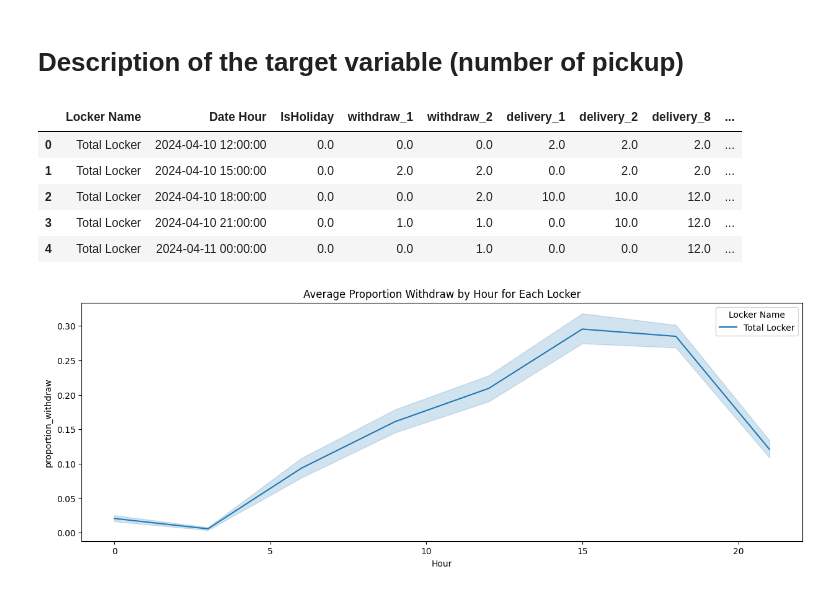
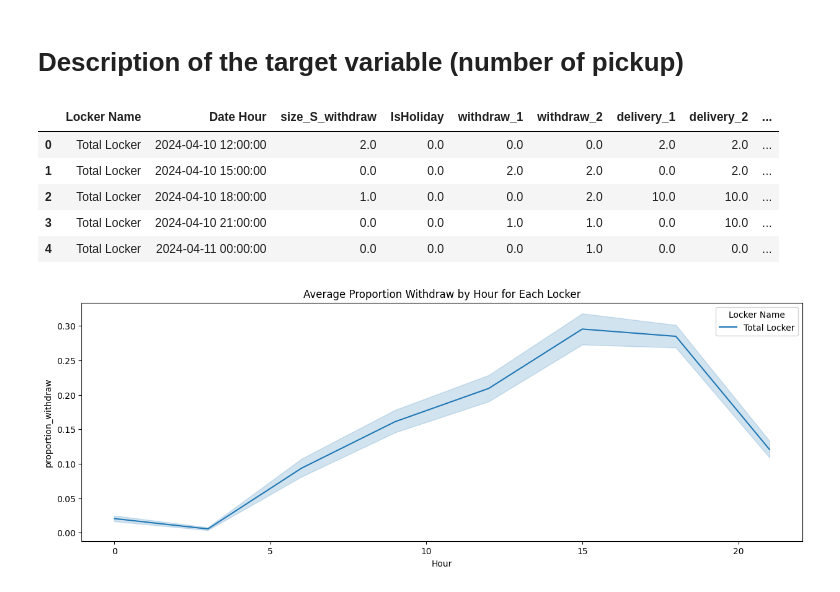
Before and after one commit to chauanphu/pl-forecasting, a Jupyter notebook: LSTM.ipynb, the cells around one changed output. Drawn from its saved outputs; the diff is of its cells as text; code cells hidden in the pictures.

```diff
--- a/LSTM.ipynb
+++ b/LSTM.ipynb
@@ -38,40 +38,40 @@ for window in [1, 2]:
     df[f'withdraw_{window}'] = df[f'withdraw_{window}'].fillna(0)
 
 # Apply rolling window
 for window in [1, 2, 8, 16]:
     df[f'delivery_{window}'] = df.groupby('Locker Name')['size_S_delivery'].transform(lambda x: x.rolling(window=window, min_periods=1).sum())
 
 # Proxy inventory by applying rolling window sum of withdraw - delivery
 df[f'inventory'] = df[f'delivery_1'] - df[f'withdraw_1']
 # Apply cumulative sum to get a proxy inventory level
 df[f'inventory'] = df.groupby('Locker Name')[f'inventory'].cumsum()
 
 # Target variable: proportion_withdraw: size_S_withdraw / inventory
 df['proportion_withdraw'] = df.apply(lambda row: row['size_S_withdraw'] / row['inventory'] if row['inventory'] > 0 else 0, axis=1)
-df.drop(columns=['size_S_withdraw'], inplace=True)
+# df.drop(columns=['size_S_withdraw'], inplace=True)
 # Ignore all size_*_delivery and size_*_withdraw columns except size_S_withdraw
 cols_to_drop = [col for col in df.columns if ('size_' in col and col not in ['size_S_withdraw'])]
 df = df.drop(columns=cols_to_drop)
 
 # Apply the IsIndoor feature back to the resampled dataframe
 df['IsIndoor'] = df['Locker Name'].map(locker_indoor_dict)
 
 df['Hour'] = df['Date Hour'].dt.hour
 # df['Day of Week'] = df['Date Hour'].dt.dayofweek
 df['Month'] = df['Date Hour'].dt.month
 df['IsPeakHour'] = df['Date Hour'].apply(lambda x: True if 17 <= x.hour <= 20 else False)
 df['IsWeekend'] = df['Date Hour'].dt.dayofweek.apply(lambda x: True if x >= 5 else False)
 
 # Create a time index as incremental integer
 df['time_idx'] = df.groupby('Locker Name')['Date Hour'].transform(lambda x: (x - x.min()).dt.total_seconds() // 3600 / 3).astype(int)
 df.head()
 # %% [output]
-|  | Locker Name | Date Hour | IsHoliday | withdraw_1 | withdraw_2 | delivery_1 | delivery_2 | delivery_8 | ... |
-| 0 | Total Locker | 2024-04-10 12:00:00 | 0.0 | 0.0 | 0.0 | 2.0 | 2.0 | 2.0 | ... |
-| 1 | Total Locker | 2024-04-10 15:00:00 | 0.0 | 2.0 | 2.0 | 0.0 | 2.0 | 2.0 | ... |
-| 2 | Total Locker | 2024-04-10 18:00:00 | 0.0 | 0.0 | 2.0 | 10.0 | 10.0 | 12.0 | ... |
-| 3 | Total Locker | 2024-04-10 21:00:00 | 0.0 | 1.0 | 1.0 | 0.0 | 10.0 | 12.0 | ... |
-| 4 | Total Locker | 2024-04-11 00:00:00 | 0.0 | 0.0 | 1.0 | 0.0 | 0.0 | 12.0 | ... |
+|  | Locker Name | Date Hour | size_S_withdraw | IsHoliday | withdraw_1 | withdraw_2 | delivery_1 | delivery_2 | ... |
+| 0 | Total Locker | 2024-04-10 12:00:00 | 2.0 | 0.0 | 0.0 | 0.0 | 2.0 | 2.0 | ... |
+| 1 | Total Locker | 2024-04-10 15:00:00 | 0.0 | 0.0 | 2.0 | 2.0 | 0.0 | 2.0 | ... |
+| 2 | Total Locker | 2024-04-10 18:00:00 | 1.0 | 0.0 | 0.0 | 2.0 | 10.0 | 10.0 | ... |
+| 3 | Total Locker | 2024-04-10 21:00:00 | 0.0 | 0.0 | 1.0 | 1.0 | 0.0 | 10.0 | ... |
+| 4 | Total Locker | 2024-04-11 00:00:00 | 0.0 | 0.0 | 0.0 | 1.0 | 0.0 | 0.0 | ... |
 # %%
 # Plot the proportion_withdraw, mean by hour, for each locker
 plt.figure(figsize=(15, 5))
```
Also changed, not shown: parts of 18 cells of this notebook.
